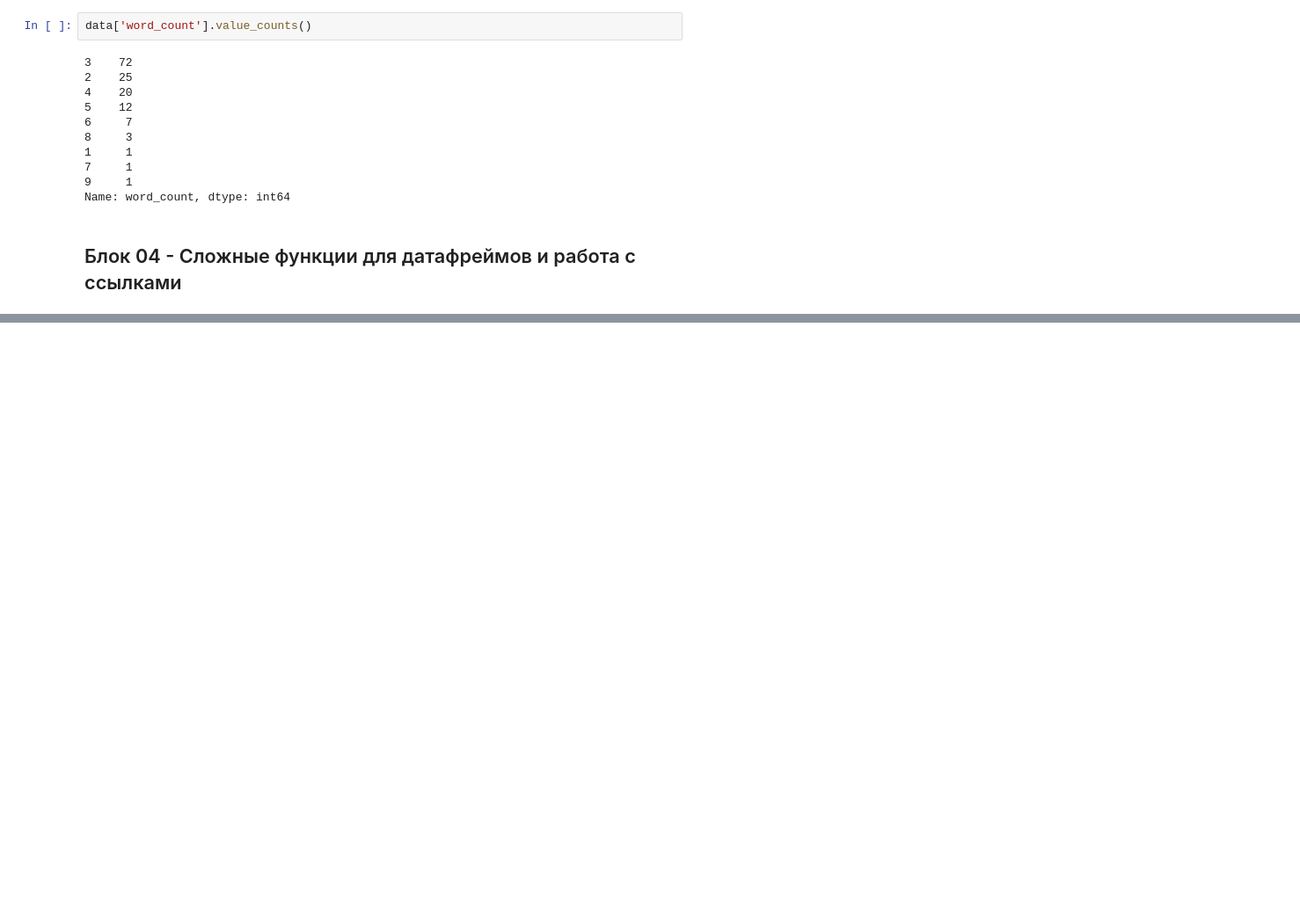
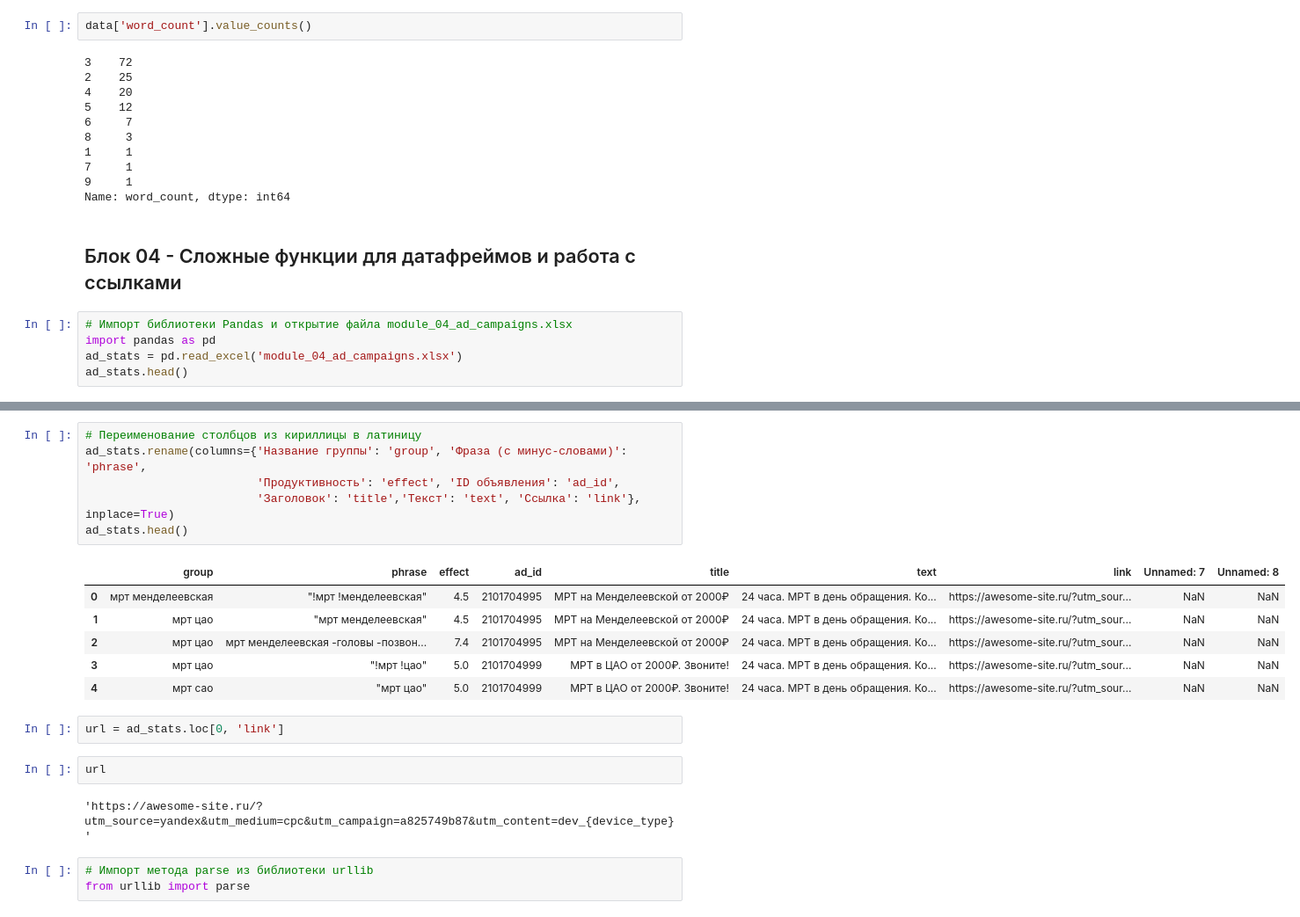
Before and after one commit to kadmiy/datascience_learn, a Jupyter notebook: module_04_datascience_learn.ipynb, the cells around one changed output, grey strips where cells are left out. Shown: that part at 88% size. Drawn from its saved outputs; the diff is of its cells as text; blank space fills up the shorter version.

Commit message:
Module 4 block 4 ended

```diff
--- a/module_04_datascience_learn.ipynb
+++ b/module_04_datascience_learn.ipynb
@@ -156,3 +156,8 @@ data['word_count'].value_counts()
 Name: word_count, dtype: int64
 # %% [markdown]
 ## Блок 04 - Сложные функции для датафреймов и работа с ссылками
+# %%
+# Импорт библиотеки Pandas и открытие файла module_04_ad_campaigns.xlsx
+import pandas as pd
+ad_stats = pd.read_excel('module_04_ad_campaigns.xlsx')
+ad_stats.head()
@@ -158,0 +171,22 @@ Name: word_count, dtype: int64
+# %%
+# Переименование столбцов из кириллицы в латиницу
+ad_stats.rename(columns={'Название группы': 'group', 'Фраза (с минус-словами)': 'phrase',
+                         'Продуктивность': 'effect', 'ID объявления': 'ad_id',
+                         'Заголовок': 'title','Текст': 'text', 'Ссылка': 'link'}, inplace=True)
+ad_stats.head()
+# %% [output]
+|  | group | phrase | effect | ad_id | title | text | link | Unnamed: 7 | Unnamed: 8 |
+| 0 | мрт менделеевская | "!мрт !менделеевская" | 4.5 | 2101704995 | МРТ на Менделеевской от 2000₽ | 24 часа. МРТ в день обращения. Ко... | https://awesome-site.ru/?utm_sour... | NaN | NaN |
+| 1 | мрт цао | "мрт менделеевская" | 4.5 | 2101704995 | МРТ на Менделеевской от 2000₽ | 24 часа. МРТ в день обращения. Ко... | https://awesome-site.ru/?utm_sour... | NaN | NaN |
+| 2 | мрт цао | мрт менделеевская -головы -позвон... | 7.4 | 2101704995 | МРТ на Менделеевской от 2000₽ | 24 часа. МРТ в день обращения. Ко... | https://awesome-site.ru/?utm_sour... | NaN | NaN |
+| 3 | мрт цао | "!мрт !цао" | 5.0 | 2101704999 | МРТ в ЦАО от 2000₽. Звоните! | 24 часа. МРТ в день обращения. Ко... | https://awesome-site.ru/?utm_sour... | NaN | NaN |
+| 4 | мрт сао | "мрт цао" | 5.0 | 2101704999 | МРТ в ЦАО от 2000₽. Звоните! | 24 часа. МРТ в день обращения. Ко... | https://awesome-site.ru/?utm_sour... | NaN | NaN |
+# %%
+url = ad_stats.loc[0, 'link']
+# %%
+url
+# %% [output]
+'https://awesome-site.ru/?utm_source=yandex&utm_medium=cpc&utm_campaign=a825749b87&utm_content=dev_{device_type}'
+# %%
+# Импорт метода parse из библиотеки urllib
+from urllib import parse
```
Also changed, not shown: parts of 10 cells of this notebook.
